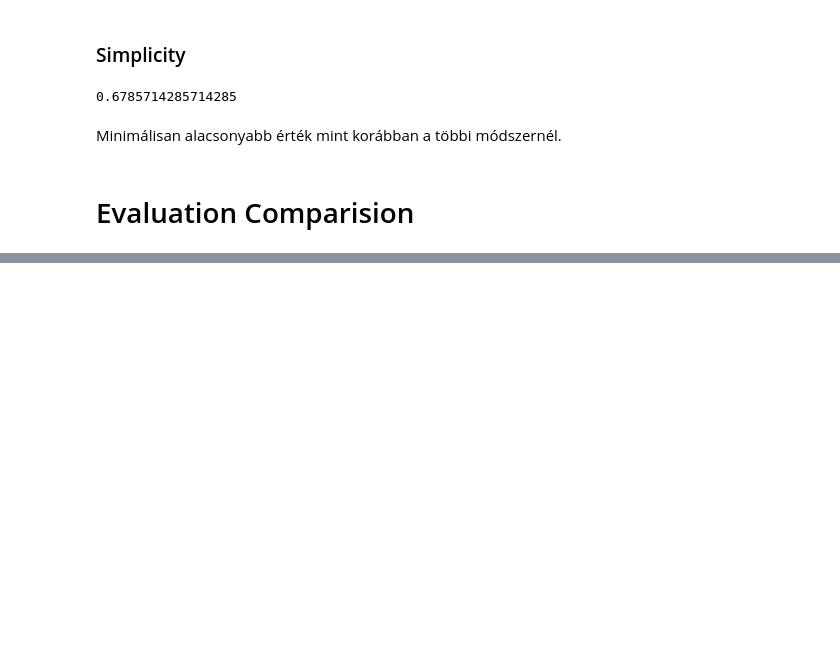
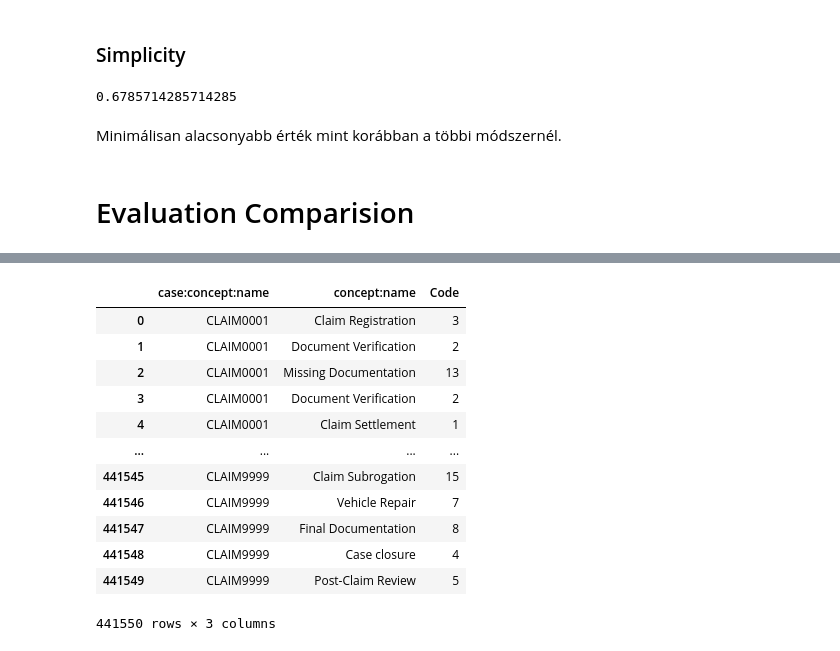
Before and after one commit to heihachi78/fmesfb_beadando, a Jupyter notebook: J0P7MF_beadando.ipynb, the cells around one changed output, grey strips where cells are left out. Saved outputs shown, nothing was run; the diff lists cells and outputs as text; code cells hidden in the pictures; blank space fills up the shorter version.

```diff
--- a/J0P7MF_beadando.ipynb
+++ b/J0P7MF_beadando.ipynb
@@ -524,0 +531,25 @@ plt.savefig('Eval_comp.pdf',format='pdf',dpi=300,bbox_inches='tight')
+# %%
+cnames = hm_net.activities
+codes = []
+for i in range(0,len(cnames)): codes.append(i+1)
+name_code_dict = dict(zip(cnames,codes))
+code_name_dict = dict(zip(codes,cnames))
+# %%
+filt_log = log.loc[:,['case:concept:name','concept:name']]
+filt_log['Code'] = ''
+for i in range(0,len(filt_log)): filt_log.at[i,'Code'] = name_code_dict[filt_log.at[i,'concept:name']]
+filt_log
+# %% [output]
+|  | case:concept:name | concept:name | Code |
+| 0 | CLAIM0001 | Claim Registration | 3 |
+| 1 | CLAIM0001 | Document Verification | 2 |
+| 2 | CLAIM0001 | Missing Documentation | 13 |
+| 3 | CLAIM0001 | Document Verification | 2 |
+| 4 | CLAIM0001 | Claim Settlement | 1 |
+| ... | ... | ... | ... |
+| 441545 | CLAIM9999 | Claim Subrogation | 15 |
+| 441546 | CLAIM9999 | Vehicle Repair | 7 |
+| 441547 | CLAIM9999 | Final Documentation | 8 |
+| 441548 | CLAIM9999 | Case closure | 4 |
+| 441549 | CLAIM9999 | Post-Claim Review | 5 |
+441550 rows × 3 columns
```
Also changed, not shown: parts of 22 cells of this notebook, 17 other files.
